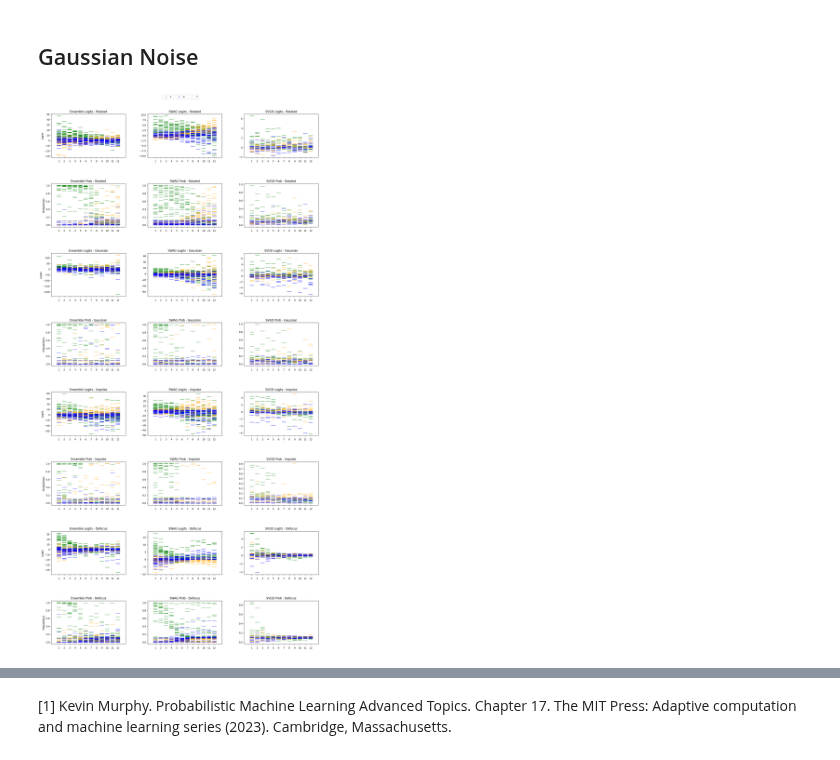
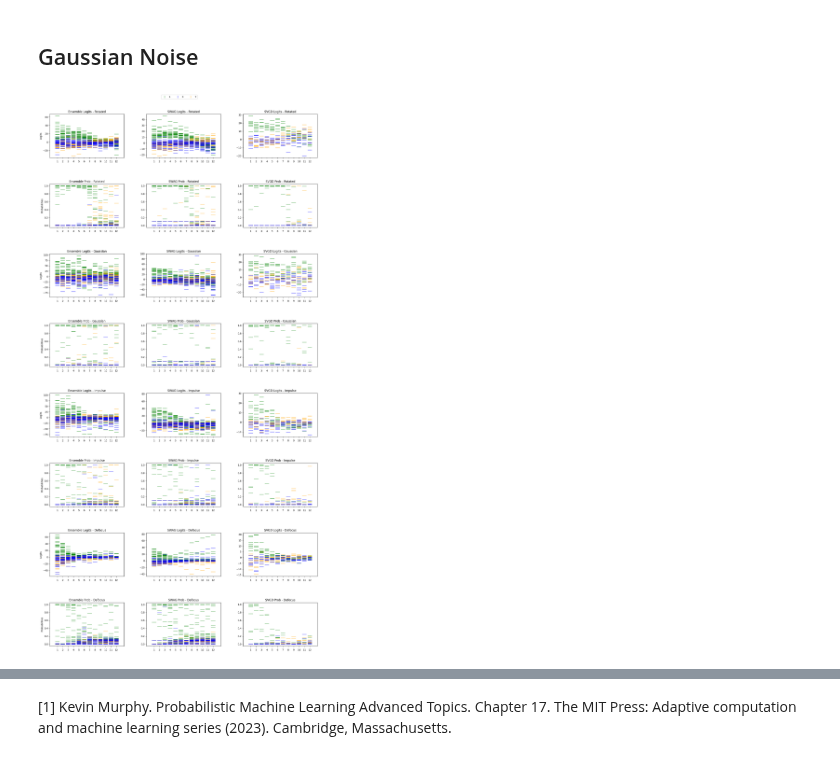
Before and after one commit to lbai-lab/push, a Jupyter notebook: docs/source/tutorials/02_Uncertainty_Quantification/augmentation.ipynb, the cells around one changed output, grey strips where cells are left out. Saved outputs shown, nothing was run; the diff lists cells and outputs as text; code cells hidden in the pictures.

```diff
--- a/docs/source/tutorials/02_Uncertainty_Quantification/augmentation.ipynb
+++ b/docs/source/tutorials/02_Uncertainty_Quantification/augmentation.ipynb
@@ -80,8 +80,8 @@ import push.bayes.ensemble as ensemble_module
 
 # Configuration for training
 batch_size = 512
-epochs = 100
-n_ensembles = 25
+epochs = 500
+n_ensembles = 8
 learning_rate = 0.01
 
 # Create data loaders
@@ -103,8 +103,8 @@ ensemble = ensemble_module.train_deep_ensemble(
 import push.bayes.swag as swag_module
 
 # SWAG Training Configuration
-pretrain_epochs = 50
-swag_epochs = 50
+pretrain_epochs = 250
+swag_epochs = 250
 n_models = n_ensembles  # Assuming 'n_ensembles' should be used here
 
 # Train SWAG model
@@ -125,10 +125,10 @@ import push.bayes.stein_vgd as stein_vgd_module
 
 # Configuration for training
 batch_size = 512
-epochs = 100
-learning_rate = 0.3  # Adjusted for clarity from 3e-1
-n_particles = 10
-lengthscale = 0.25
+epochs = 500
+learning_rate = 0.3
+n_particles = 8
+lengthscale = 0.5
 num_devices = 2
 
 # Train SVGD model
@@ -285,7 +285,7 @@ def get_mode(output, mode):
 method_names = ['Ensemble', 'SWAG', 'SVGD']
 noise_types = ['Rotated', 'Gaussian', 'Impulse', 'Defocus']
 outputs_dict = {
-    'Rotated': (ensemble_outputs, swag_outputs, svgd_outputs, rotated_loaders),
+    'Rotated': (rotated_outputs["ensemble"], rotated_outputs["swag"], rotated_outputs["svgd"], rotated_loaders),
     'Gaussian': (gaussian_outputs[ensemble], gaussian_outputs[swag], gaussian_outputs[svgd], gaussian_loaders),
     'Impulse': (impulse_outputs[ensemble], impulse_outputs[swag], impulse_outputs[svgd], impulse_loaders),
     'Defocus': (defocus_outputs[ensemble], defocus_outputs[swag], defocus_outputs[svgd], defocus_loaders)
@@ -299,31 +299,31 @@ fig, axes = plt.subplots(nrows=2*len(noise_types), ncols=len(method_names), figs
 for row_idx, noise in enumerate(noise_types):
     for col_idx, method in enumerate(method_names):
         outputs, loaders = outputs_dict[noise][col_idx], outputs_dict[noise][-1]
         # Plot logits
         ax_logits = axes[2*row_idx, col_idx]
         plot_data(ax_logits, outputs, f"{method} Logits - {noise}", loaders, stat_type='logits')
         # Plot probabilities
         ax_prob = axes[2*row_idx + 1, col_idx]
         plot_data(ax_prob, outputs, f"{method} Prob - {noise}", loaders, stat_type='prob')
         # Hide y-labels for all but the first column
         if col_idx > 0:
             ax_logits.set_ylabel('')
             ax_prob.set_ylabel('')
 
 # Adjust subplot parameters to fit everything
 plt.subplots_adjust(hspace=0.6, wspace=0.3)
 
 import matplotlib.lines as mlines
 legend_elements = [
     mlines.Line2D([], [], color='green', marker='|', linestyle='None', markersize=10, label='1'),
     mlines.Line2D([], [], color='blue', marker='|', linestyle='None', markersize=10, label='3'),
     mlines.Line2D([], [], color='orange', marker='|', linestyle='None', markersize=10, label='7'),
 ]
 fig.legend(handles=legend_elements, loc='lower center', bbox_to_anchor=(0.5, 0.9), ncol=3)
 
 # Save the plot to a file to prevent display issues in Jupyter Notebook
 # plt.savefig('/augmentation_plot.png', dpi=300, bbox_inches='tight')
 
 plt.show()
 # %% [output]
-[figure, old version]
+[figure, new version]
```
Also changed, not shown: parts of 1 cell of this notebook, 3 other files.
